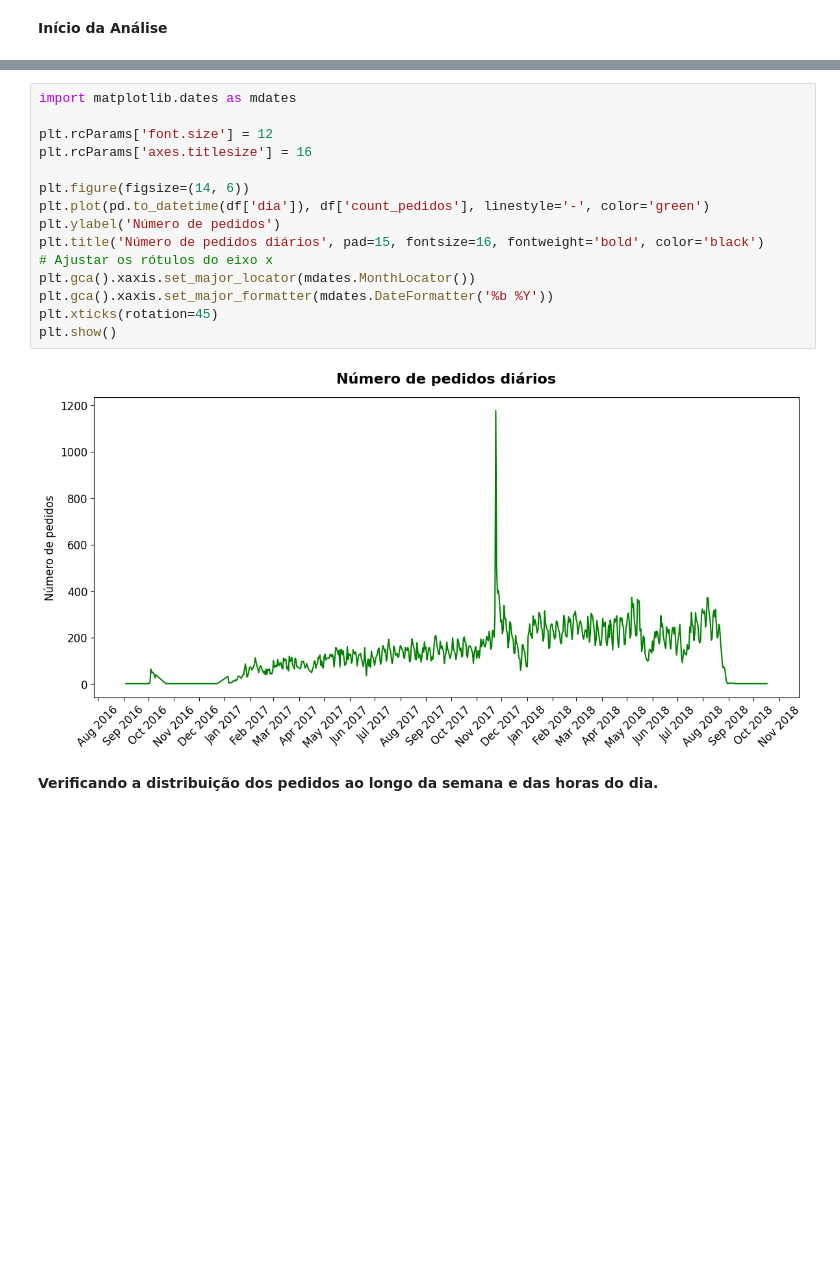
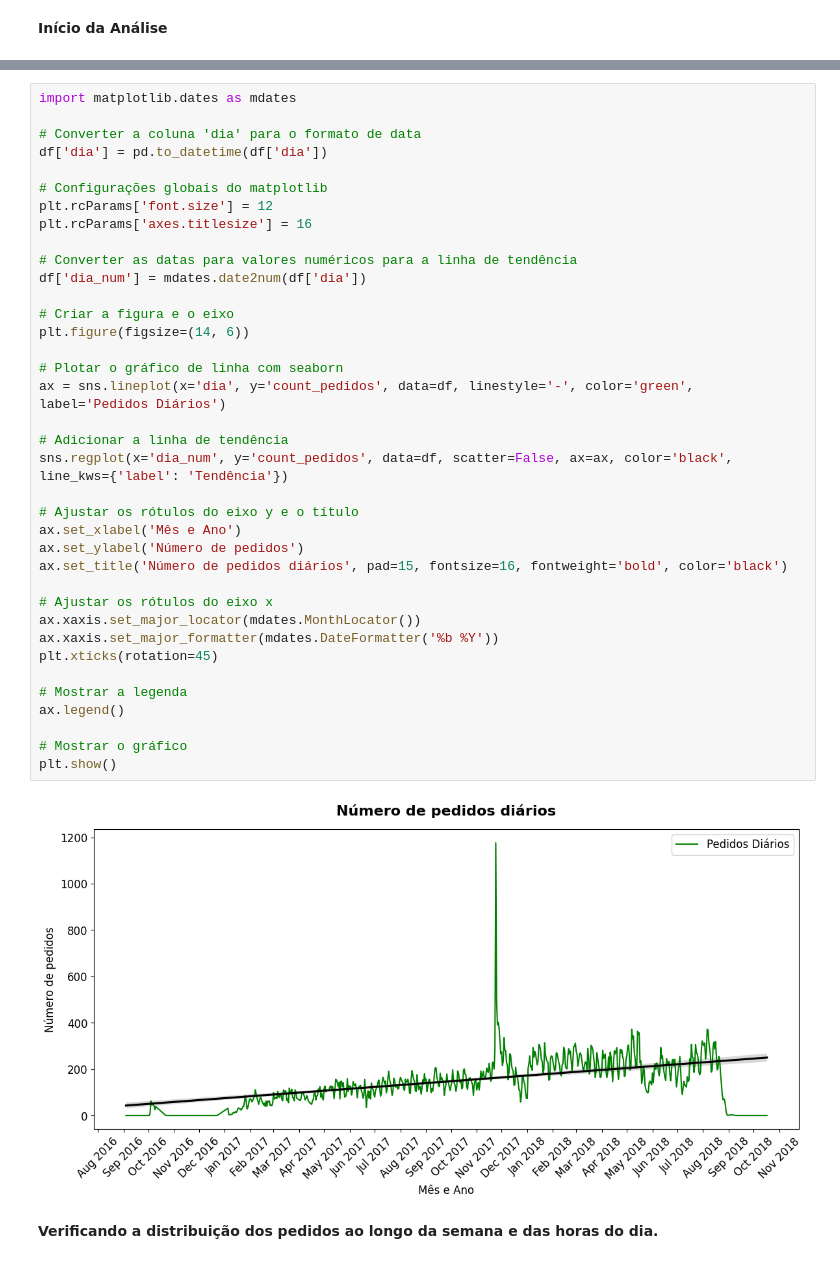
Before and after one commit to thaleswillreis/Analise-Dados-E-commerce, a Jupyter notebook: analise_dados.ipynb, the cells around one changed output, grey strips where cells are left out. Saved outputs shown, nothing was run; the diff lists cells and outputs as text; blank space fills up the shorter version.

Commit message:
feat: Data analysis

```diff
--- a/analise_dados.ipynb
+++ b/analise_dados.ipynb
@@ -57,20 +107,42 @@ df.head(5)
 # %%
 import matplotlib.dates as mdates
 
+# Converter a coluna 'dia' para o formato de data
+df['dia'] = pd.to_datetime(df['dia'])
+
+# Configurações globais do matplotlib
 plt.rcParams['font.size'] = 12
 plt.rcParams['axes.titlesize'] = 16
 
+# Converter as datas para valores numéricos para a linha de tendência
+df['dia_num'] = mdates.date2num(df['dia'])
+
+# Criar a figura e o eixo
 plt.figure(figsize=(14, 6))
-plt.plot(pd.to_datetime(df['dia']), df['count_pedidos'], linestyle='-', color='green')
-plt.ylabel('Número de pedidos')
-plt.title('Número de pedidos diários', pad=15, fontsize=16, fontweight='bold', color='black')
+
+# Plotar o gráfico de linha com seaborn
+ax = sns.lineplot(x='dia', y='count_pedidos', data=df, linestyle='-', color='green', label='Pedidos Diários')
+
+# Adicionar a linha de tendência
+sns.regplot(x='dia_num', y='count_pedidos', data=df, scatter=False, ax=ax, color='black', line_kws={'label': 'Tendência'})
+
+# Ajustar os rótulos do eixo y e o título
+ax.set_xlabel('Mês e Ano')
+ax.set_ylabel('Número de pedidos')
+ax.set_title('Número de pedidos diários', pad=15, fontsize=16, fontweight='bold', color='black')
+
 # Ajustar os rótulos do eixo x
-plt.gca().xaxis.set_major_locator(mdates.MonthLocator())
-plt.gca().xaxis.set_major_formatter(mdates.DateFormatter('%b %Y'))
+ax.xaxis.set_major_locator(mdates.MonthLocator())
+ax.xaxis.set_major_formatter(mdates.DateFormatter('%b %Y'))
 plt.xticks(rotation=45)
+
+# Mostrar a legenda
+ax.legend()
+
+# Mostrar o gráfico
 plt.show()
 # %% [output]
-[figure, old version]
+[figure, new version]
 # %% [markdown]
 **Verificando a distribuição dos pedidos ao longo da semana e das horas do dia.**
 # %%
```
Also changed, not shown: parts of 35 cells of this notebook.
